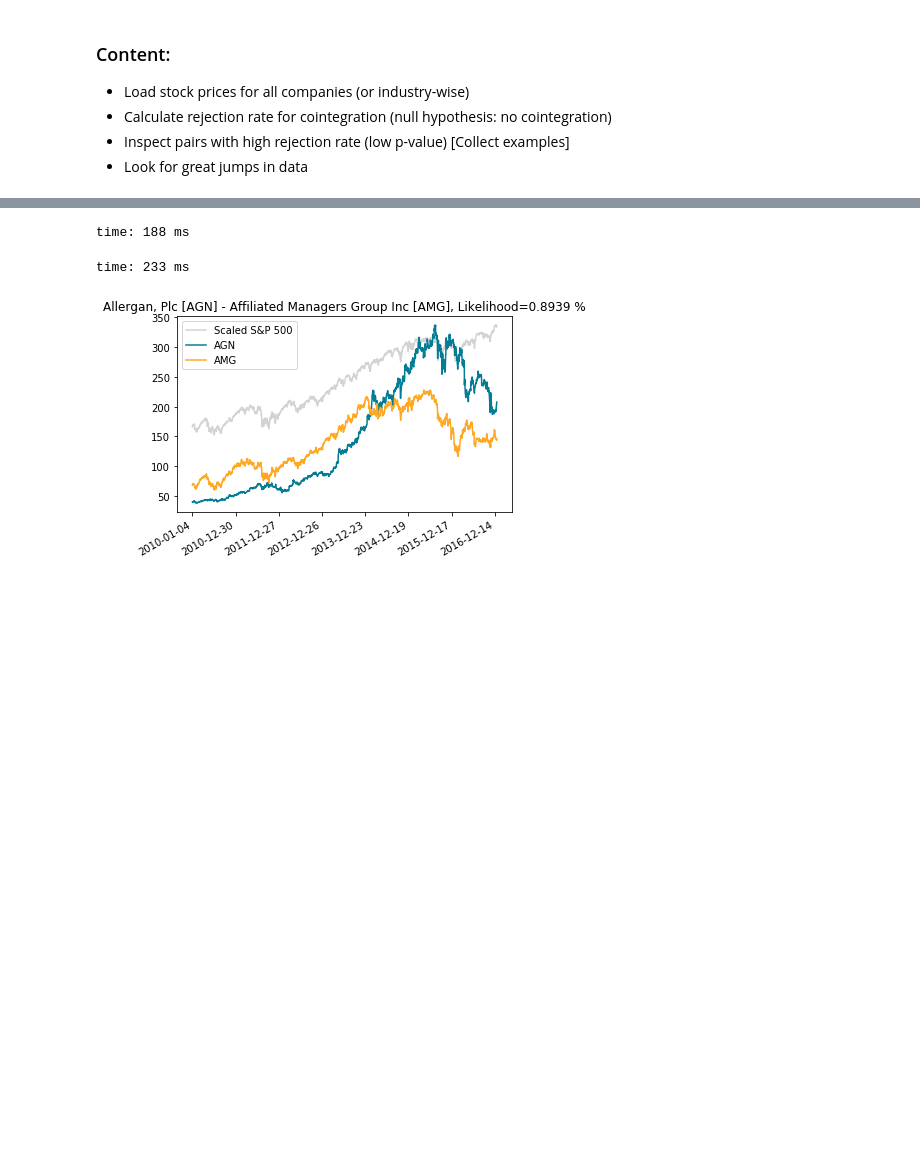
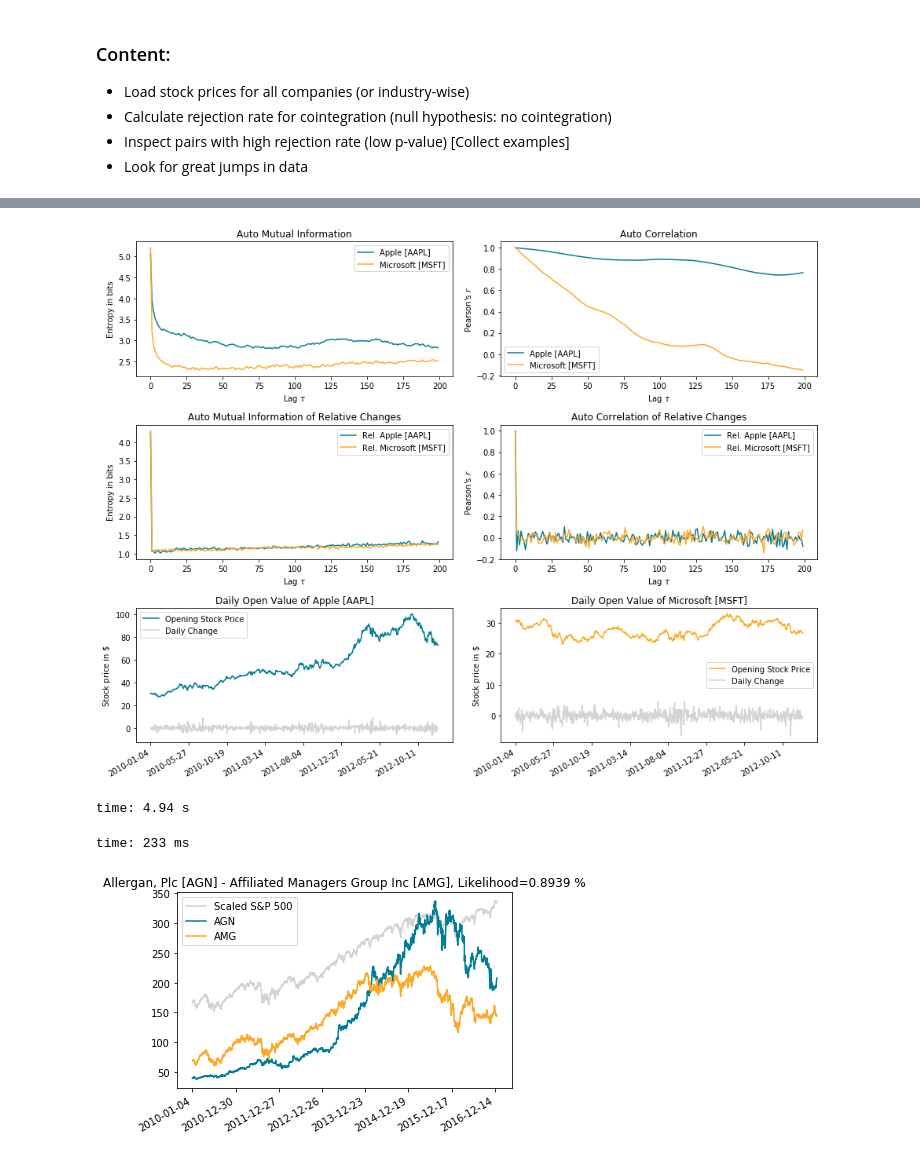
Before and after one commit to Chaoste/nlp-stocks, a Jupyter notebook: research/11.2-Econometrics.v2.ipynb, the cells around one changed output, grey strips where cells are left out. Drawn from its saved outputs; the diff is of its cells as text; code cells hidden in the pictures; blank space fills up the shorter version.

```diff
--- a/research/11.2-Econometrics.v2.ipynb
+++ b/research/11.2-Econometrics.v2.ipynb
@@ -22,9 +23,10 @@ from src.econometric_utils import *
 %load_ext autoreload
 %autoreload 2
 # %%
-ds = NyseStocksDataset('OCMvOC-3C', file_path='../data/nyse/prices-split-adjusted.csv', features=['open', 'close', 'movement', 'vix_open', 'vix_close'])
-securities = NyseSecuritiesDataset(file_path='../data/nyse/securities.csv')
-ds.load()
-securities.load()
+stocks = NyseStocksDataset('OCMvOC-3C', file_path='../data/nyse/prices-split-adjusted.csv', features=['open', 'close', 'movement', 'vix_open', 'vix_close'], load=True)
+securities = NyseSecuritiesDataset(file_path='../data/nyse/securities.csv', load=True)
+
+gspc = stocks.load_gspc().gspc_open.reset_index(drop=True)
+gspc_r = eco_utils.get_daily_rel_change(gspc)
 # %% [output]
 [interactive output not drawn]
@@ -75,8 +256,64 @@ time: 1min 51s
-# %%
-gspc = ds.load_gspc().gspc_open.reset_index(drop=True)
-gspc_r = get_daily_rel_change(gspc)
-# %% [output]
-time: 188 ms
+# %%
+colors = ['#037d95', '#ffa823']
+fig, axes = plt.subplots(3, 2, figsize=(13, 10))
+
+dates = stocks.get_prices('AAPL').date
+apple_stock = stocks.get_prices('AAPL').open.reset_index(drop=True)
+rel_apple_stock = eco_utils.get_daily_rel_change(apple_stock)
+microsoft_stock = stocks.get_prices('MSFT').open.reset_index(drop=True)
+rel_microsoft_stock = eco_utils.get_daily_rel_change(microsoft_stock)
+
+axes[0, 0].plot(math_utils.auto_mutual_information(apple_stock, lag=200), label='Apple [AAPL]', color=colors[0])
+axes[0, 0].plot(math_utils.auto_mutual_information(microsoft_stock, lag=200), label='Microsoft [MSFT]', color=colors[1])
+axes[0, 0].set_title('Auto Mutual Information')
+axes[0, 0].set_xlabel(r'Lag $\tau$')
+axes[0, 0].set_ylabel(r'Entropy in bits')
+axes[0, 0].legend()
+
+axes[0, 1].plot(math_utils.auto_correlation(apple_stock, lag=200), label='Apple [AAPL]', color=colors[0])
+axes[0, 1].plot(math_utils.auto_correlation(microsoft_stock, lag=200), label='Microsoft [MSFT]', color=colors[1])
+axes[0, 1].set_title('Auto Correlation')
+axes[0, 1].set_xlabel(r'Lag $\tau$')
+axes[0, 1].set_ylabel('Pearson\'s $r$')
+axes[0, 1].legend()
+
+axes[1, 0].plot(math_utils.auto_mutual_information(rel_apple_stock, lag=200), label='Rel. Apple [AAPL]', color=colors[0])
+axes[1, 0].plot(math_utils.auto_mutual_information(rel_microsoft_stock, lag=200), label='Rel. Microsoft [MSFT]', color=colors[1])
+axes[1, 0].set_title('Auto Mutual Information of Relative Changes')
+axes[1, 0].set_xlabel(r'Lag $\tau$')
+axes[1, 0].set_ylabel(r'Entropy in bits')
+axes[1, 0].legend()
+
+axes[1, 1].plot(math_utils.auto_correlation(rel_apple_stock, lag=200), label='Rel. Apple [AAPL]', color=colors[0])
+axes[1, 1].plot(math_utils.auto_correlation(rel_microsoft_stock, lag=200), label='Rel. Microsoft [MSFT]', color=colors[1])
+axes[1, 1].set_title('Auto Correlation of Relative Changes')
+axes[1, 1].set_xlabel(r'Lag $\tau$')
+axes[1, 1].set_ylabel('Pearson\'s $r$')
+axes[1, 1].legend()
+
+axes[2, 0].plot(apple_stock, color=colors[0], label='Opening Stock Price')
+axes[2, 0].plot(rel_apple_stock * 100, 'lightgray', label='Daily Change')
+axes[2, 0].set_title('Daily Open Value of Apple [AAPL]')
+xticklabels = np.concatenate([[''], dates.iloc[axes[2, 0].get_xticks()[1:-1].astype(int)].astype(str), ['']])
+axes[2, 0].set_xticklabels(xticklabels)
+plt.setp(axes[2, 0].get_xticklabels(), rotation=30, ha='right')
+axes[2, 0].set_ylabel('Stock price in $\$$')
+axes[2, 0].legend()
+
+axes[2, 1].plot(microsoft_stock, color=colors[1], label='Opening Stock Price')
+axes[2, 1].plot(rel_microsoft_stock * 100, 'lightgray', label='Daily Change')
+axes[2, 1].set_title('Daily Open Value of Microsoft [MSFT]')
+xticklabels = np.concatenate([[''], dates.iloc[axes[2, 1].get_xticks()[1:-1].astype(int)].astype(str), ['']])
+axes[2, 1].set_xticklabels(xticklabels)
+plt.setp(axes[2, 1].get_xticklabels(), rotation=30, ha='right')
+axes[2, 1].set_ylabel('Stock price in $\$$')
+axes[2, 1].legend()
+
+fig.tight_layout()
+fig.savefig('auto-measurements-aapl-msft.pdf')
+# %% [output]
+[figure, added]
+time: 4.94 s
 # %%
 # Source: http://www.gardening.cornell.edu/homegardening/scene638f.html
 color = ['lightgray', '#037d95', '#ffa823']  # lightgrey, blue green, orange yellow
```
Also changed, not shown: parts of 23 cells of this notebook.
